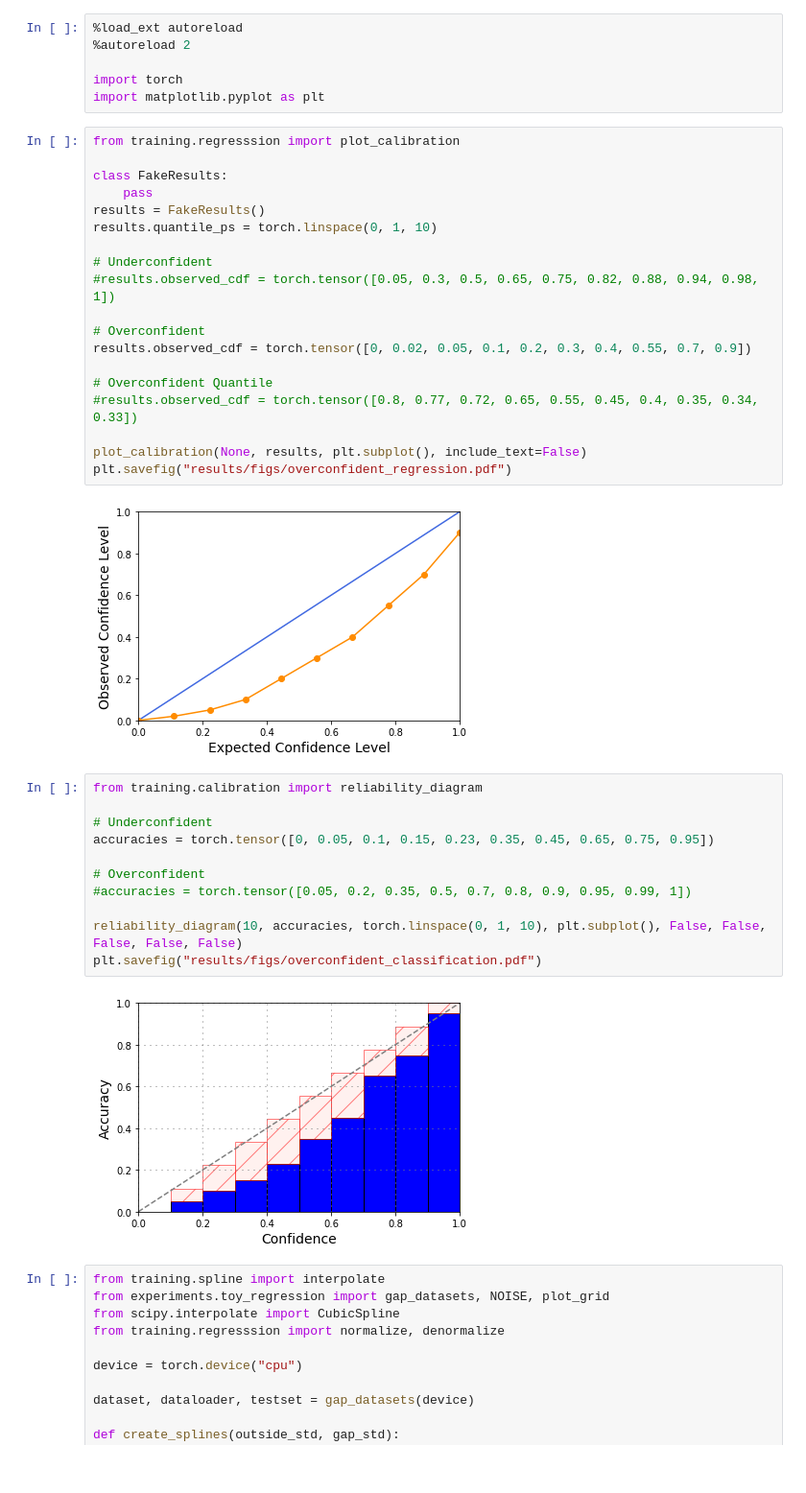
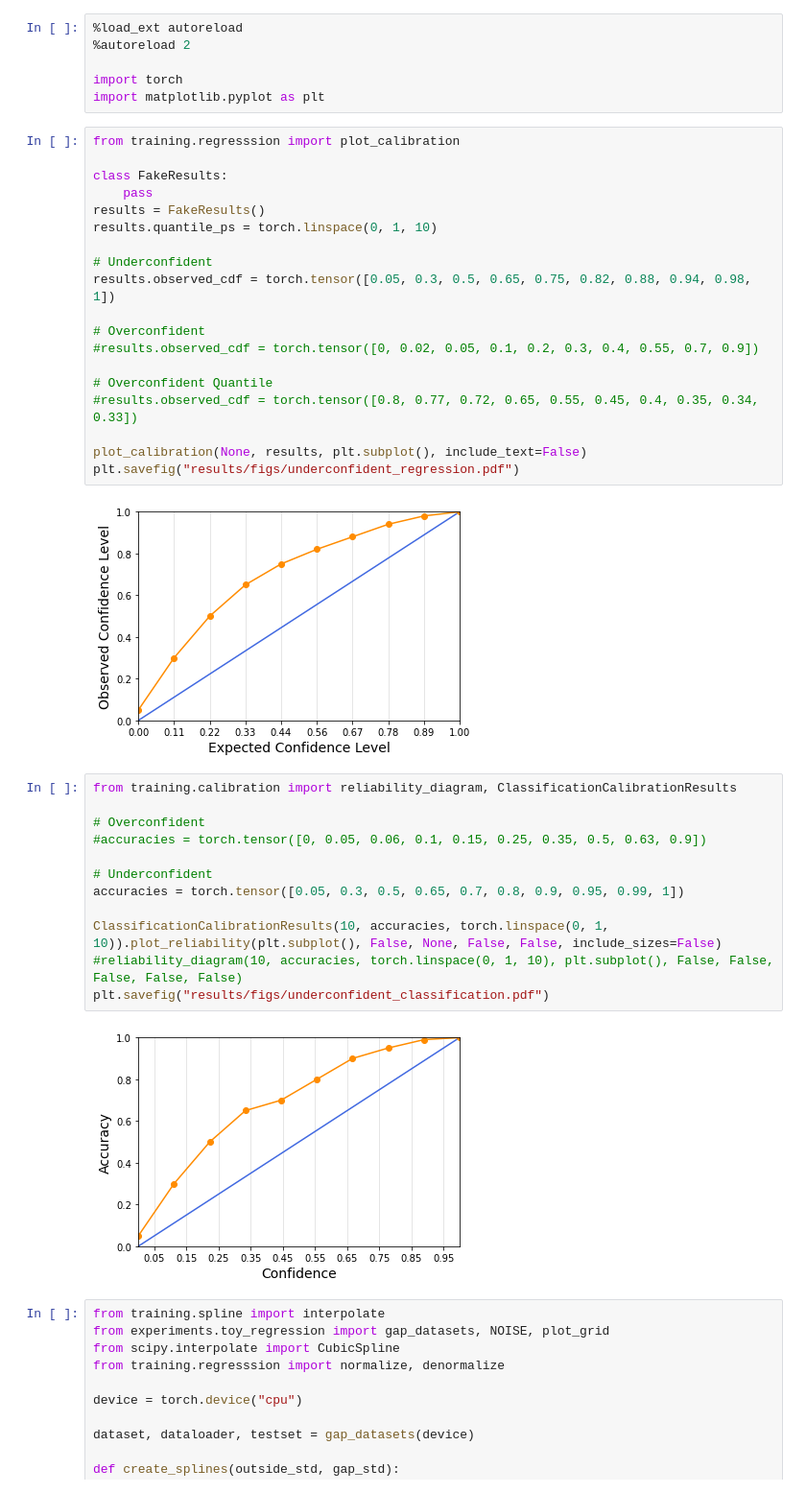
Before and after one commit to Feuermagier/VariationalBayesianDL, a Jupyter notebook: SampleCalibration.ipynb, the cells around one changed output. Shown at 96% size. Saved outputs shown, nothing was run; the diff lists cells and outputs as text.

```diff
--- a/SampleCalibration.ipynb
+++ b/SampleCalibration.ipynb
@@ -13,31 +13,32 @@ results = FakeResults()
 results.quantile_ps = torch.linspace(0, 1, 10)
 
 # Underconfident
-#results.observed_cdf = torch.tensor([0.05, 0.3, 0.5, 0.65, 0.75, 0.82, 0.88, 0.94, 0.98, 1])
+results.observed_cdf = torch.tensor([0.05, 0.3, 0.5, 0.65, 0.75, 0.82, 0.88, 0.94, 0.98, 1])
 
 # Overconfident
-results.observed_cdf = torch.tensor([0, 0.02, 0.05, 0.1, 0.2, 0.3, 0.4, 0.55, 0.7, 0.9])
+#results.observed_cdf = torch.tensor([0, 0.02, 0.05, 0.1, 0.2, 0.3, 0.4, 0.55, 0.7, 0.9])
 
 # Overconfident Quantile
 #results.observed_cdf = torch.tensor([0.8, 0.77, 0.72, 0.65, 0.55, 0.45, 0.4, 0.35, 0.34, 0.33])
 
 plot_calibration(None, results, plt.subplot(), include_text=False)
-plt.savefig("results/figs/overconfident_regression.pdf")
+plt.savefig("results/figs/underconfident_regression.pdf")
 # %% [output]
-[figure, old version]
+[figure, new version]
 # %%
-from training.calibration import reliability_diagram
+from training.calibration import reliability_diagram, ClassificationCalibrationResults
+
+# Overconfident
+#accuracies = torch.tensor([0, 0.05, 0.06, 0.1, 0.15, 0.25, 0.35, 0.5, 0.63, 0.9])
 
 # Underconfident
-accuracies = torch.tensor([0, 0.05, 0.1, 0.15, 0.23, 0.35, 0.45, 0.65, 0.75, 0.95])
+accuracies = torch.tensor([0.05, 0.3, 0.5, 0.65, 0.7, 0.8, 0.9, 0.95, 0.99, 1])
 
-# Overconfident
-#accuracies = torch.tensor([0.05, 0.2, 0.35, 0.5, 0.7, 0.8, 0.9, 0.95, 0.99, 1])
-
-reliability_diagram(10, accuracies, torch.linspace(0, 1, 10), plt.subplot(), False, False, False, False, False)
-plt.savefig("results/figs/overconfident_classification.pdf")
+ClassificationCalibrationResults(10, accuracies, torch.linspace(0, 1, 10)).plot_reliability(plt.subplot(), False, None, False, False, include_sizes=False)
+#reliability_diagram(10, accuracies, torch.linspace(0, 1, 10), plt.subplot(), False, False, False, False, False)
+plt.savefig("results/figs/underconfident_classification.pdf")
 # %% [output]
-[figure, old version]
+[figure, new version]
 # %%
 from training.spline import interpolate
 from experiments.toy_regression import gap_datasets, NOISE, plot_grid
```
Also changed, not shown: parts of 3 cells of this notebook, 55 other files.
